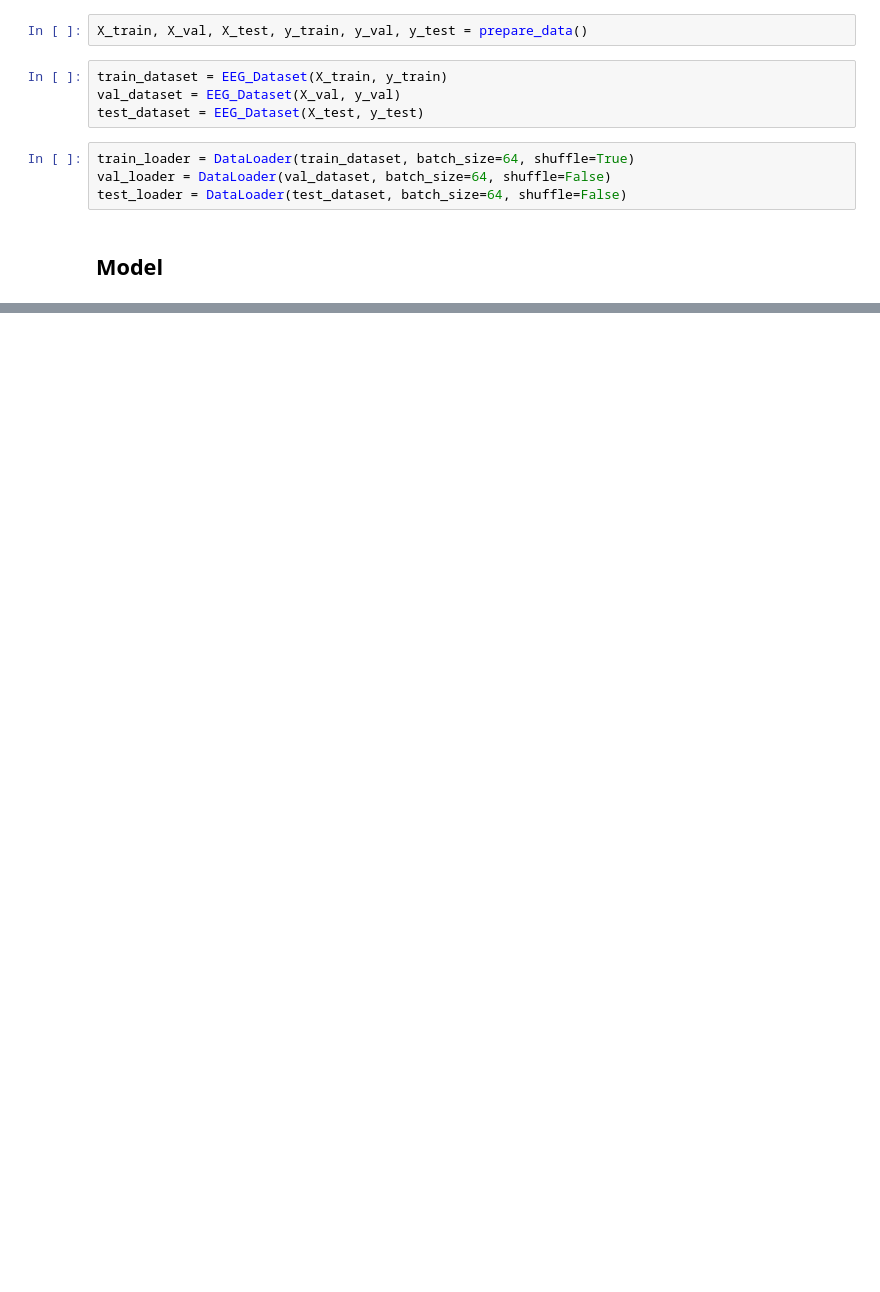
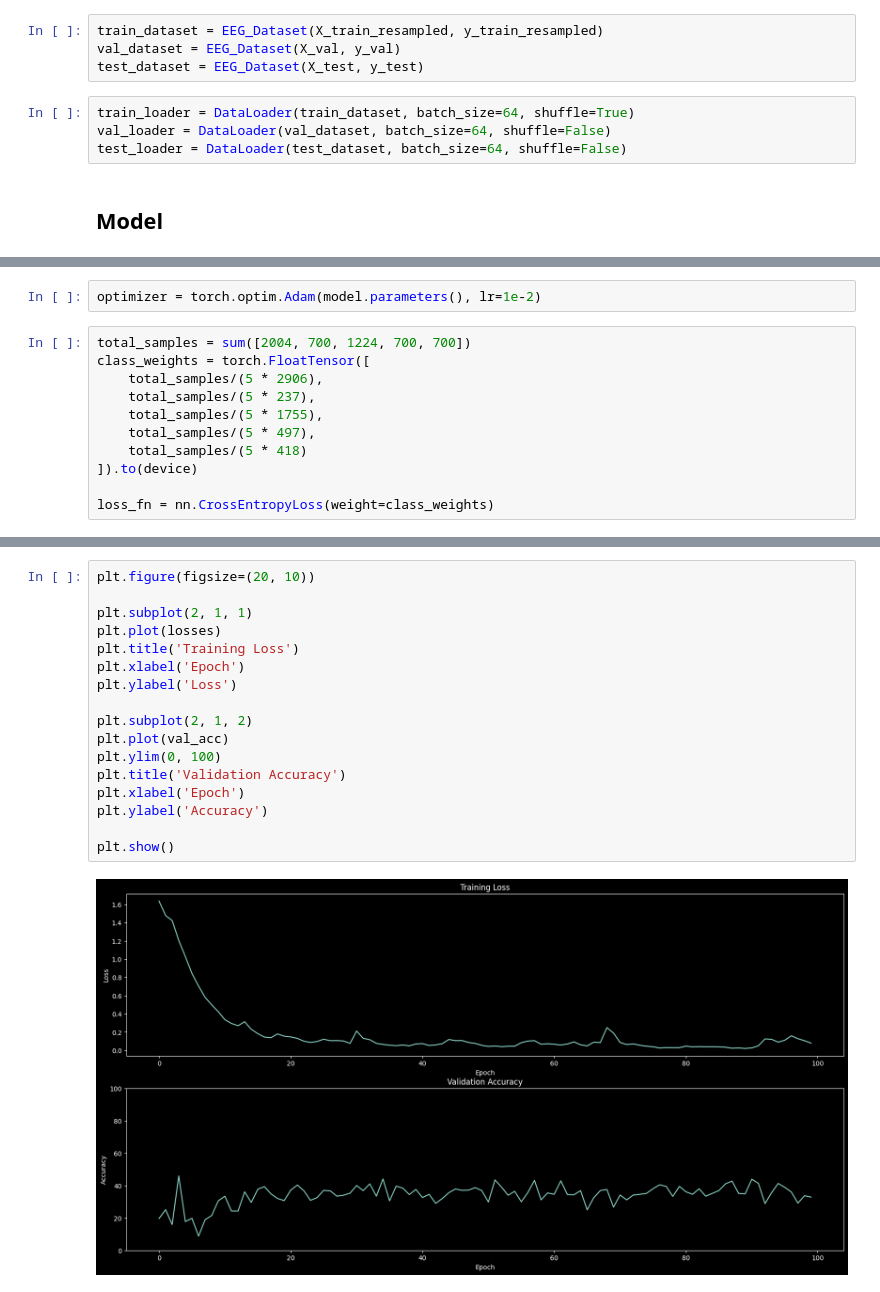
Before and after one commit to ArashAzma/EEG, a Jupyter notebook: task.ipynb, the cells around one changed output, grey strips where cells are left out. Cells and saved outputs as stored; diff of their text form; blank space fills up the shorter version.

```diff
--- a/task.ipynb
+++ b/task.ipynb
@@ -51,10 +118,8 @@ class EEG_Dataset(Dataset):
         x = self.X[idx].squeeze()
         x = x.unsqueeze(0)
         return x.to(device), self.Y[idx].to(device)
-# %%
-X_train, X_val, X_test, y_train, y_val, y_test = prepare_data()
 # %%
-train_dataset = EEG_Dataset(X_train, y_train)
+train_dataset = EEG_Dataset(X_train_resampled, y_train_resampled)
 val_dataset = EEG_Dataset(X_val, y_val)
 test_dataset = EEG_Dataset(X_test, y_test)
 # %%
@@ -144,0 +180,13 @@ Training Loss: 0.00000000
+# %%
+optimizer = torch.optim.Adam(model.parameters(), lr=1e-2)
+# %%
+total_samples = sum([2004, 700, 1224, 700, 700])
+class_weights = torch.FloatTensor([
+    total_samples/(5 * 2906),
+    total_samples/(5 * 237),
+    total_samples/(5 * 1755),
+    total_samples/(5 * 497),
+    total_samples/(5 * 418)
+]).to(device)
+
+loss_fn = nn.CrossEntropyLoss(weight=class_weights)
@@ -144,0 +274,19 @@ Training Loss: 0.00000000
+# %%
+plt.figure(figsize=(20, 10))
+
+plt.subplot(2, 1, 1)
+plt.plot(losses)
+plt.title('Training Loss')
+plt.xlabel('Epoch')
+plt.ylabel('Loss')
+
+plt.subplot(2, 1, 2)
+plt.plot(val_acc)
+plt.ylim(0, 100)
+plt.title('Validation Accuracy')
+plt.xlabel('Epoch')
+plt.ylabel('Accuracy')
+
+plt.show()
+# %% [output]
+[figure, added]
```
Also changed, not shown: parts of 8 cells of this notebook.
